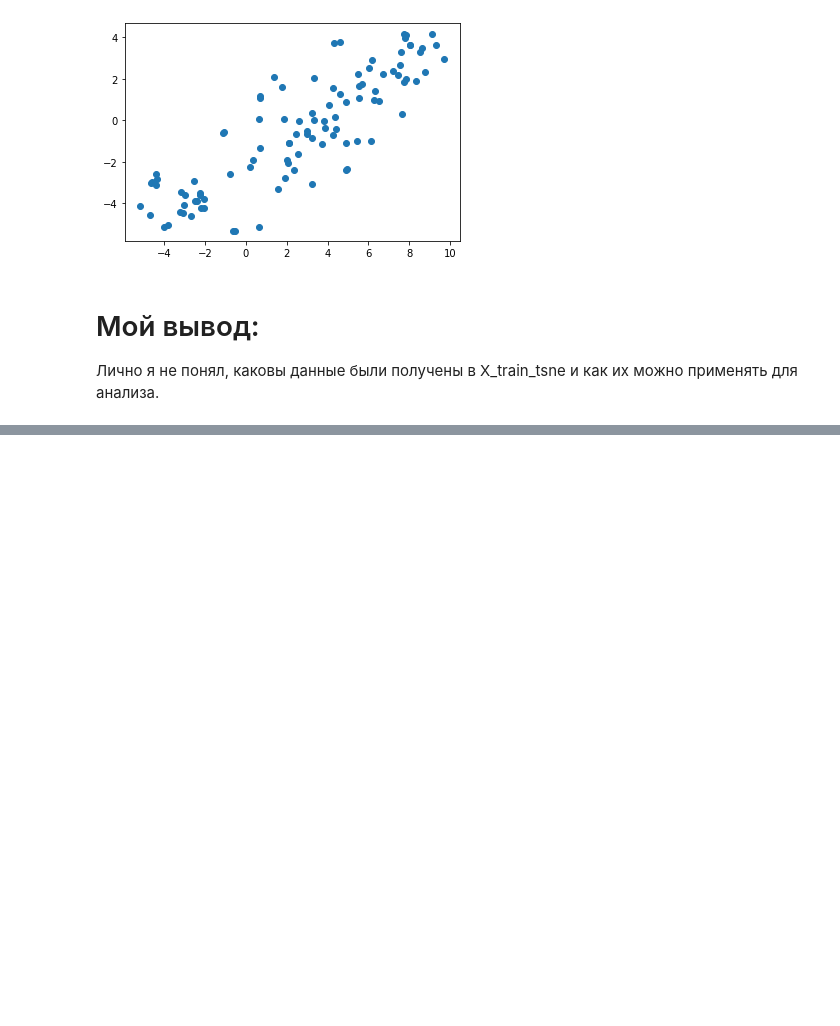
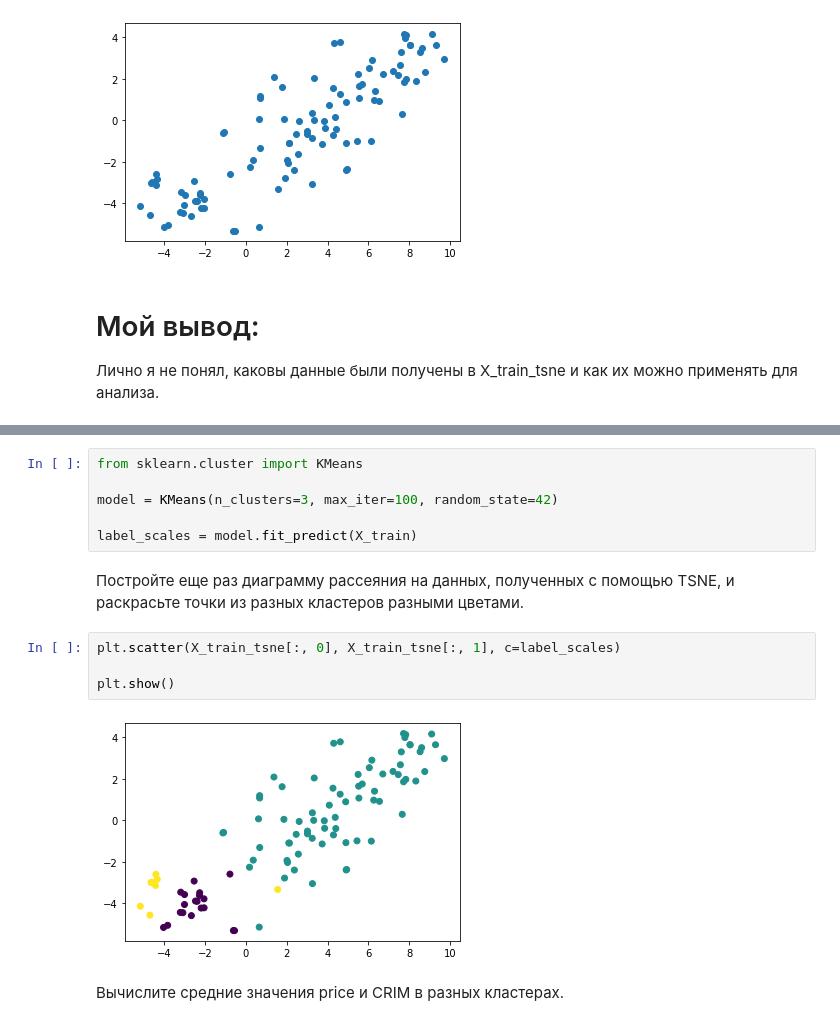
Before and after one commit to WildZes/GeekUniversity_Ai, a Jupyter notebook: Python_libs_for_Data_Science_part_1/Lesson_8_without_teacher.ipynb, the cells around one changed output, grey strips where cells are left out. Drawn from its saved outputs; the diff is of its cells as text; blank space fills up the shorter version.

```diff
--- a/Python_libs_for_Data_Science_part_1/Lesson_8_without_teacher.ipynb
+++ b/Python_libs_for_Data_Science_part_1/Lesson_8_without_teacher.ipynb
@@ -53,0 +59,17 @@ plt.show()
+# %%
+from sklearn.cluster import KMeans
+
+model = KMeans(n_clusters=3, max_iter=100, random_state=42)
+
+label_scales = model.fit_predict(X_train)
+# %% [markdown]
+Постройте еще раз диаграмму рассеяния на данных, полученных с помощью TSNE,
+и раскрасьте точки из разных кластеров разными цветами.
+# %%
+plt.scatter(X_train_tsne[:, 0], X_train_tsne[:, 1], c=label_scales)
+
+plt.show()
+# %% [output]
+[figure, added]
+# %% [markdown]
+Вычислите средние значения price и CRIM в разных кластерах.
```
Also changed, not shown: parts of 3 cells of this notebook.
